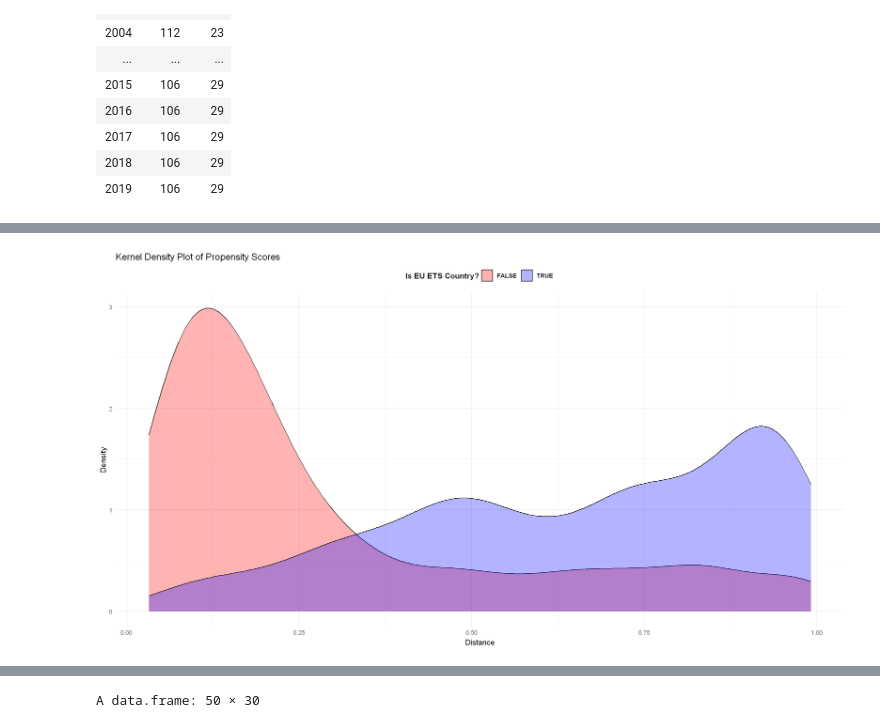
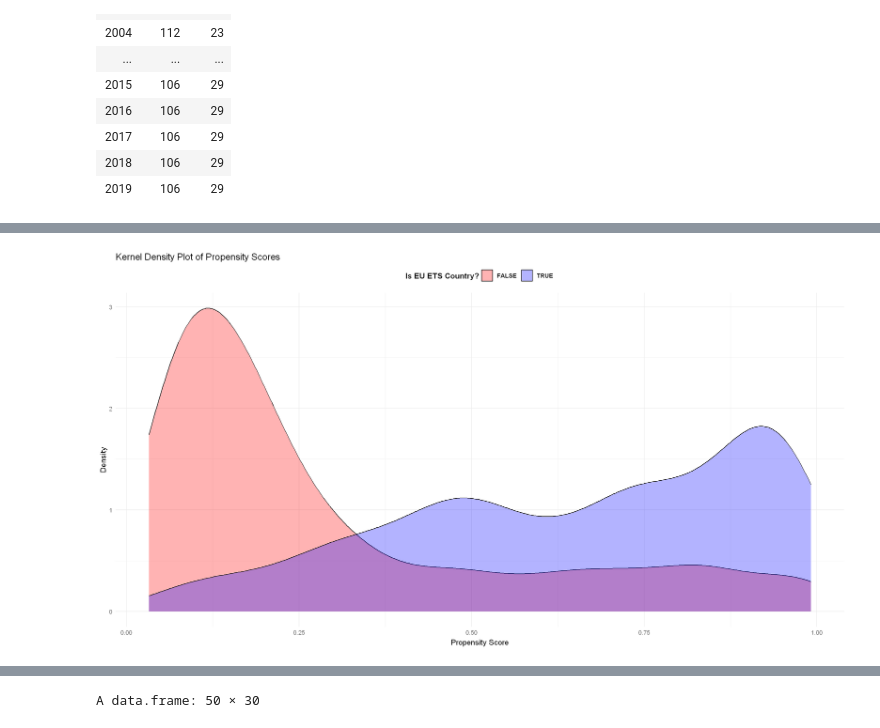
Before and after one commit to huseyinpolat-ds/UW_WNE_DSBA_Master_Thesis_437969, a Jupyter notebook: Thesis_EDA_new_approach.ipynb, the cells around one changed output, grey strips where cells are left out. Saved outputs shown, nothing was run; the diff lists cells and outputs as text; code cells hidden in the pictures.

Commit message:
Adjusted plots, saved summary tables as csv.

```diff
--- a/Thesis_EDA_new_approach.ipynb
+++ b/Thesis_EDA_new_approach.ipynb
@@ -1147,0 +1139,20 @@ Discarded       0       0
+# %%
+all_indicators_matching$source <- "1. Before Matching"
+matched_subset$source <- "2. After Matching"
+combined_data <- rbind(matched_subset %>% select (-distance, -subclass,-weights), all_indicators_matching)
+
+# Create the kernel density plot
+kernel_density_plot <- ggplot(combined_data, aes(x = log(co2_em_kt), fill = factor(is_eu_ets_binary))) +
+  geom_density(alpha = 0.3, adjust = 2) +  # Adjust transparency and bandwidth
+  labs(x = "CO2 emissions (kt,log)", y = "Density", fill = "Is EU ETS Country?") +
+  scale_fill_manual(values = c("TRUE" = "blue", "FALSE" = "red")) +  # Define colors
+  facet_wrap(~ source) +  # Use facet_wrap to plot both images next to each other
+  theme_minimal() +
+  theme(
+    legend.position = "top",  # Position legend on top
+    legend.title = element_text(face = "bold"),  # Bold legend title
+    legend.text = element_text(face = "bold")  # Bold legend text
+  )
+
+# Display the plot
+print(kernel_density_plot)
@@ -1148,22 +1161,20 @@ Discarded       0       0
 # %%
-# matched_subset$is_eu_ets_binary = ifelse(matched_subset$is_eu_ets == 1, TRUE,FALSE)
-
 # Create the kernel density plot
 kernel_density_plot <- ggplot(matched_subset, aes(x = distance, fill = factor(is_eu_ets_binary))) +
   geom_density(alpha = 0.3) +  # Adjust transparency
-  labs(title = "Kernel Density Plot of Propensity Scores", x = "Distance", y = "Density", fill = "Is EU ETS Country?") +
+  labs(title = "Kernel Density Plot of Propensity Scores", x = "Propensity Score", y = "Density", fill = "Is EU ETS Country?") +
   scale_fill_manual(values = c("TRUE" = "blue", "FALSE" = "red")) +  # Define colors
   theme_minimal() +
   theme(
     legend.position = "top",  # Position legend on top
     legend.title = element_text(face = "bold"),  # Bold legend title
     legend.text = element_text(face = "bold")  # Bold legend text
   )
 
 # Display the plot
 print(kernel_density_plot)
 # %% [output]
-[figure, old version]
+[figure, new version]
 # %%
 # Check list of non EU ETS countries in matched sample
 unique(matched_subset[matched_subset$is_eu_ets_binary == FALSE,"country"])
```
Also changed, not shown: parts of 6 cells of this notebook, 3 other files.
